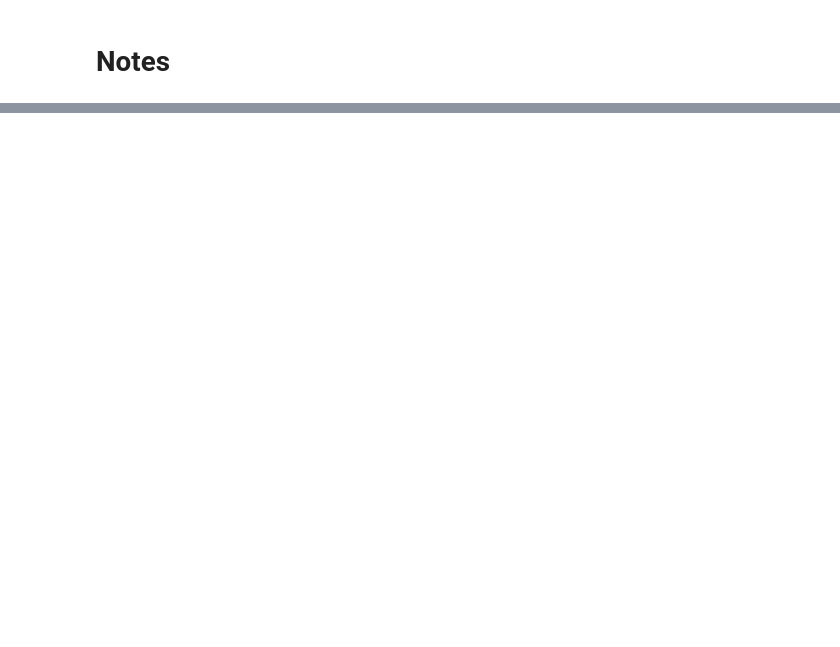
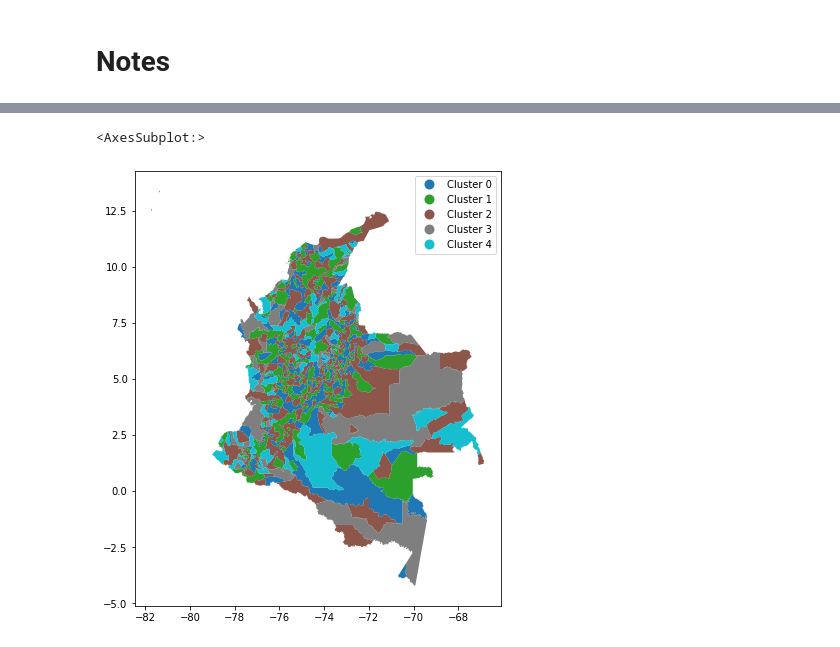
Before and after one commit to Data-Lama/pathogen_study_regions_generator, a Jupyter notebook: src/Notes Gonche.ipynb, the cells around one changed output, grey strips where cells are left out. Cells and saved outputs as stored; diff of their text form; code cells hidden in the pictures; blank space fills up the shorter version.

```diff
--- a/src/Notes Gonche.ipynb
+++ b/src/Notes Gonche.ipynb
@@ -220,0 +19,18 @@ for file in os.listdir(directory):
+# %%
+flow = CustomFlowFromShapefile(ID = 'basic_malaria',
+                                name = "Basic Malaria",
+                                time_resolution = MONTH,
+                                shapefile_location = os.path.join(GEO_DATA_FOLDER,"municipalities/municipalities.shp"),
+                                id_column = "muni_id",
+                                vector_data_sources=fuentes_incluidas,
+                                matrix_data_sources=[],
+                                embedder=LinearRegressionCoefficientEmbedder(target_col='malaria_num_cases'),
+                                clusterer=SklearnVectorClusterer(ID="kmeans", name="K-Means", sklearn_clusterer= KMeans(n_clusters=5)))
+# %%
+
+flow.initial_geography = flow.get_initial_geography()
+
+# Loads Data
+# ----------------------
+flow.df_vector, flow.df_matrix = flow.loadData(flow.initial_geography)
+flow.data_loaded = True
@@ -220,0 +70,8 @@ for file in os.listdir(directory):
+# %%
+
+# Embbeds Data
+# ----------------------
+flow.embeddData()
+flow.data_embedded = True
+
+flow.df_embedded_vector
@@ -220,0 +92,6 @@ for file in os.listdir(directory):
+# %%
+# Clusters Data
+# ----------------------
+flow.clusterData()
+flow.data_clustered = True
+flow.clustered_ids
@@ -220,0 +125,6 @@ for file in os.listdir(directory):
+# %%
+flow.final_geography[CLUSTER_ID] = flow.final_geography[ID].apply(lambda i : f"Cluster {i}")
+flow.final_geography.plot(column = CLUSTER_ID, figsize = (8,8), legend=True)
+# %% [output]
+<AxesSubplot:>
+[figure, added]
```
Also changed, not shown: parts of 21 cells of this notebook, 11 other files.
